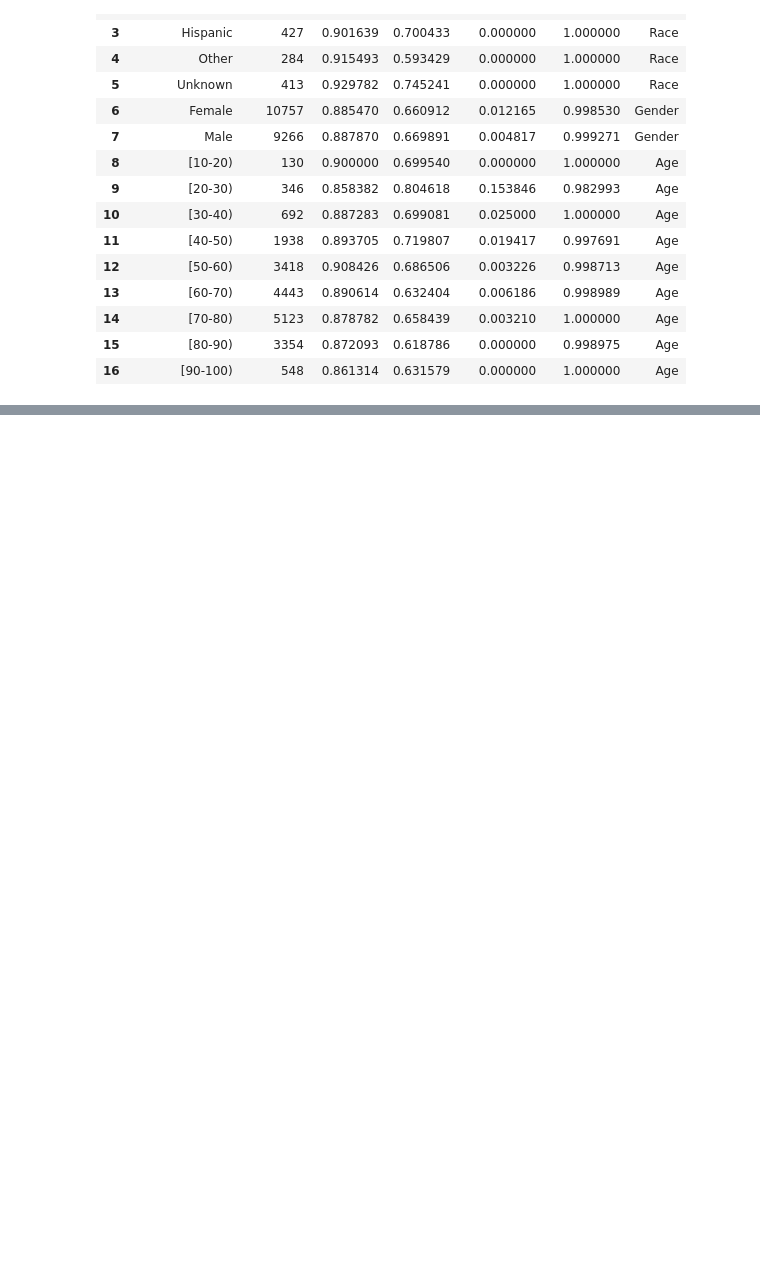
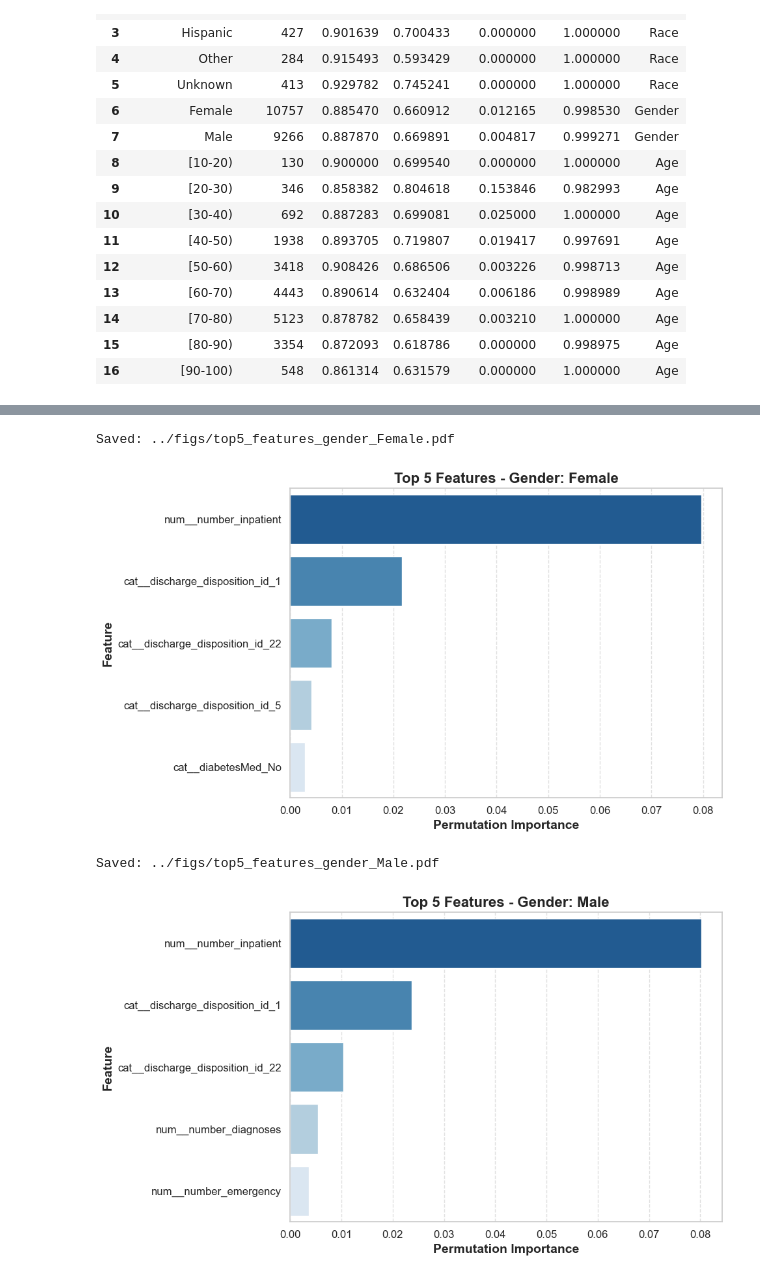
Before and after one commit to yuygao/PH_240C, a Jupyter notebook: code/code.ipynb, the cells around one changed output, grey strips where cells are left out. Cells and saved outputs as stored; diff of their text form; code cells hidden in the pictures; blank space fills up the shorter version.

```diff
--- a/code/code.ipynb
+++ b/code/code.ipynb
@@ -758,0 +1062,40 @@ XGBoost Subgroup Evaluation on gender:
+# %%
+def plot_top5_features_per_subgroup(subgroup_importance_dict, subgroup_name, save_dir="../figs/"):
+    os.makedirs(save_dir, exist_ok=True)
+
+    for subgroup, df in subgroup_importance_dict.items():
+        # Only take top 5
+        top5 = df.head(5)
+
+        # Plot
+        plt.figure(figsize=(10, 6))
+        sns.barplot(
+            data=top5,
+            x='Importance',
+            y='Feature',
+            palette='Blues_r'
+        )
+
+        plt.xlabel('Permutation Importance', fontsize=14, fontweight='bold')
+        plt.ylabel('Feature', fontsize=14, fontweight='bold')
+        plt.title(f'Top 5 Features - {subgroup_name}: {subgroup}', fontsize=16, fontweight='bold')
+        plt.xticks(fontsize=12)
+        plt.yticks(fontsize=12)
+        plt.grid(axis='x', linestyle='--', alpha=0.6)
+        plt.tight_layout()
+
+        save_path = os.path.join(save_dir, f"top5_features_{subgroup_name.lower()}_{subgroup}.pdf")
+        plt.savefig(save_path, format='pdf', dpi=300)
+        print(f"Saved: {save_path}")
+
+        plt.show()
+
+# --- Plot for each subgroup type ---
+# plot_top5_features_per_subgroup(subgroup_race_importance, "Race")
+plot_top5_features_per_subgroup(subgroup_gender_importance, "Gender")
+# plot_top5_features_per_subgroup(subgroup_age_importance, "Age")
+# %% [output]
+Saved: ../figs/top5_features_gender_Female.pdf
+[figure, added]
+Saved: ../figs/top5_features_gender_Male.pdf
+[figure, added]
```
Also changed, not shown: parts of 12 cells of this notebook, 12 other files.
